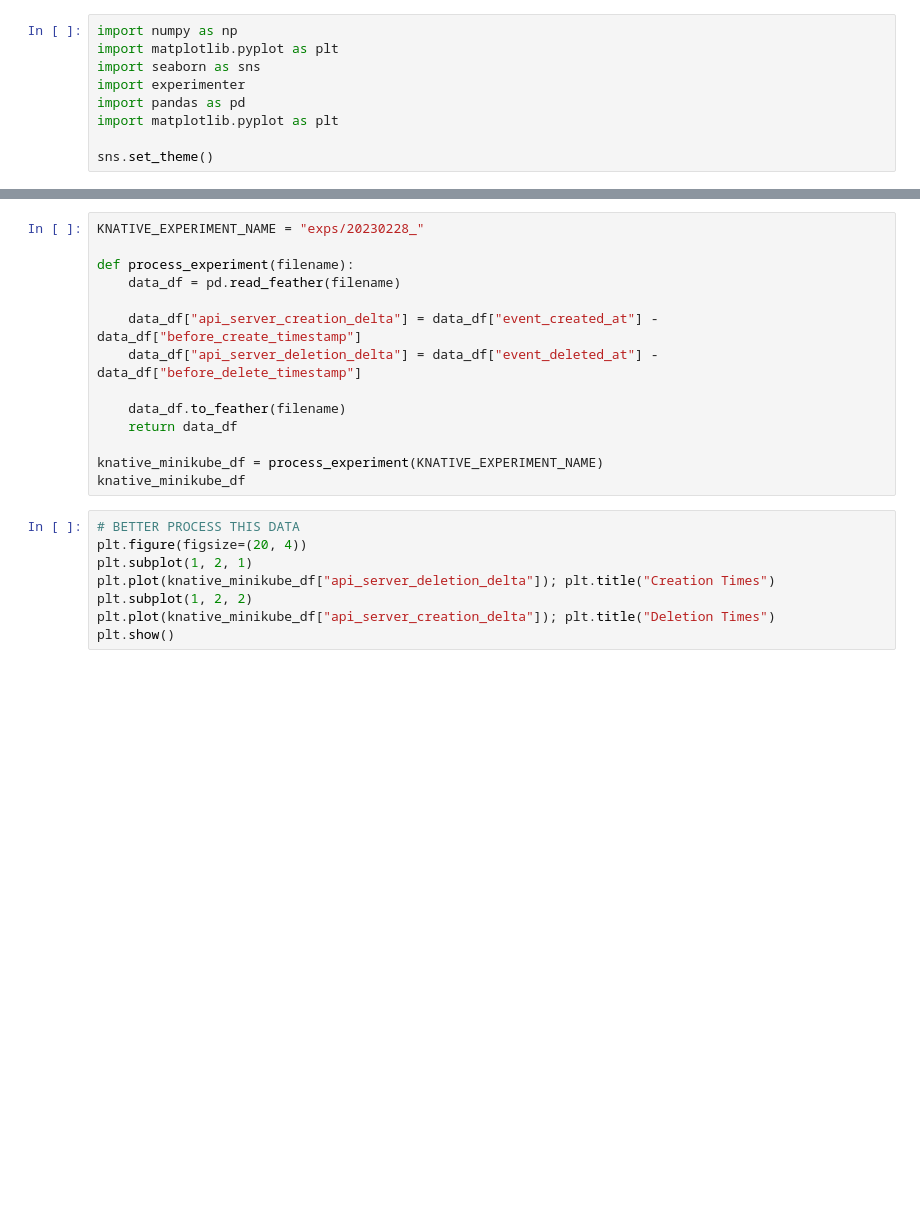
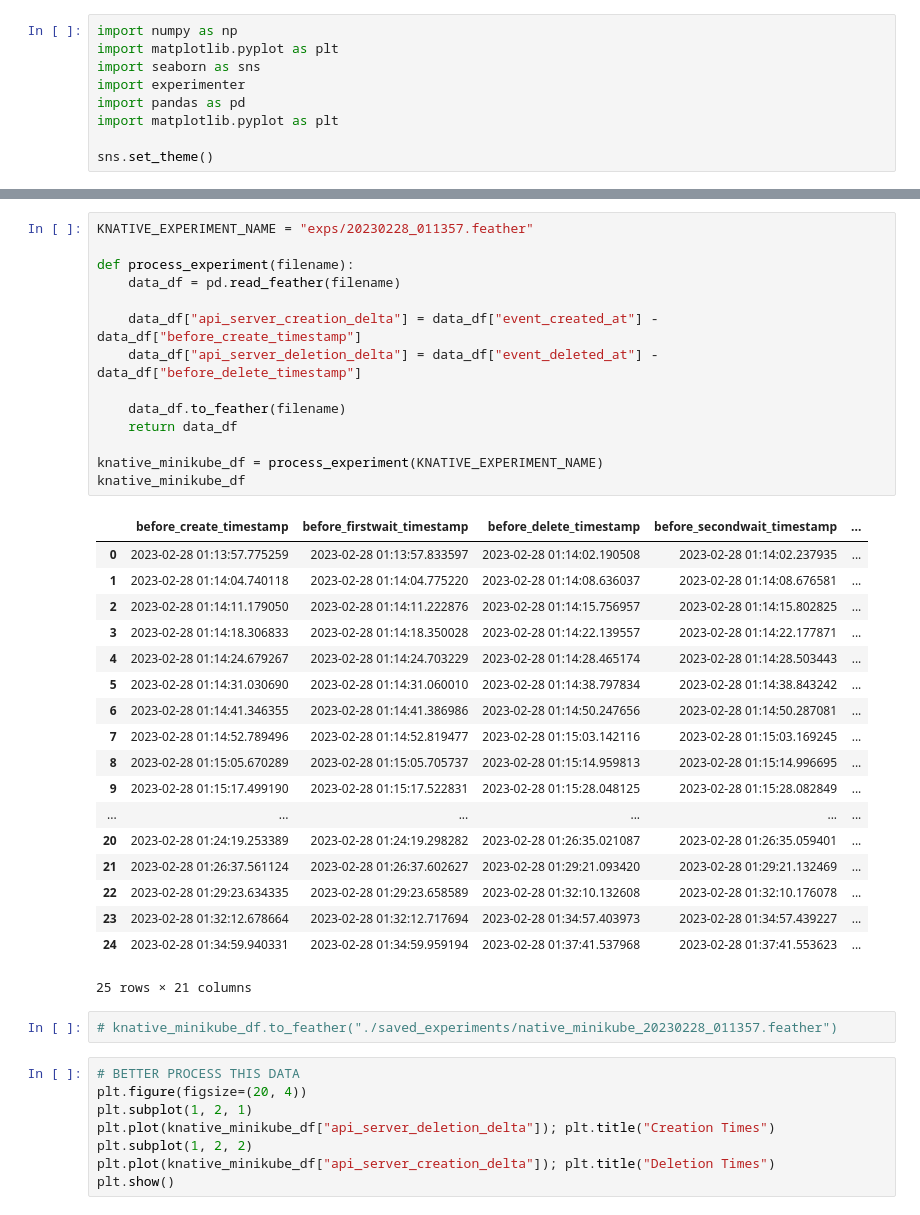
Before and after one commit to ubombar/kubernetes-federation-experiments, a Jupyter notebook: experiments.ipynb, the cells around one changed output, grey strips where cells are left out. Saved outputs shown, nothing was run; the diff lists cells and outputs as text; blank space fills up the shorter version.

Commit message:
Add first experiments

```diff
--- a/experiments.ipynb
+++ b/experiments.ipynb
@@ -50,17 +62,38 @@ experimenter.experiment_with(FRAMEWORK, DRIVER, EXPERIMENT_PROOF, REPLICAS.tolis
 # %%
-KNATIVE_EXPERIMENT_NAME = "exps/20230228_"
+KNATIVE_EXPERIMENT_NAME = "exps/20230228_011357.feather"
 
 def process_experiment(filename):
     data_df = pd.read_feather(filename)
 
     data_df["api_server_creation_delta"] = data_df["event_created_at"] - data_df["before_create_timestamp"]
     data_df["api_server_deletion_delta"] = data_df["event_deleted_at"] - data_df["before_delete_timestamp"]
 
     data_df.to_feather(filename)
     return data_df
 
 knative_minikube_df = process_experiment(KNATIVE_EXPERIMENT_NAME)
 knative_minikube_df
+# %% [output]
+|  | before_create_timestamp | before_firstwait_timestamp | before_delete_timestamp | before_secondwait_timestamp | ... |
+| 0 | 2023-02-28 01:13:57.775259 | 2023-02-28 01:13:57.833597 | 2023-02-28 01:14:02.190508 | 2023-02-28 01:14:02.237935 | ... |
+| 1 | 2023-02-28 01:14:04.740118 | 2023-02-28 01:14:04.775220 | 2023-02-28 01:14:08.636037 | 2023-02-28 01:14:08.676581 | ... |
+| 2 | 2023-02-28 01:14:11.179050 | 2023-02-28 01:14:11.222876 | 2023-02-28 01:14:15.756957 | 2023-02-28 01:14:15.802825 | ... |
+| 3 | 2023-02-28 01:14:18.306833 | 2023-02-28 01:14:18.350028 | 2023-02-28 01:14:22.139557 | 2023-02-28 01:14:22.177871 | ... |
+| 4 | 2023-02-28 01:14:24.679267 | 2023-02-28 01:14:24.703229 | 2023-02-28 01:14:28.465174 | 2023-02-28 01:14:28.503443 | ... |
+| 5 | 2023-02-28 01:14:31.030690 | 2023-02-28 01:14:31.060010 | 2023-02-28 01:14:38.797834 | 2023-02-28 01:14:38.843242 | ... |
+| 6 | 2023-02-28 01:14:41.346355 | 2023-02-28 01:14:41.386986 | 2023-02-28 01:14:50.247656 | 2023-02-28 01:14:50.287081 | ... |
+| 7 | 2023-02-28 01:14:52.789496 | 2023-02-28 01:14:52.819477 | 2023-02-28 01:15:03.142116 | 2023-02-28 01:15:03.169245 | ... |
+| 8 | 2023-02-28 01:15:05.670289 | 2023-02-28 01:15:05.705737 | 2023-02-28 01:15:14.959813 | 2023-02-28 01:15:14.996695 | ... |
+| 9 | 2023-02-28 01:15:17.499190 | 2023-02-28 01:15:17.522831 | 2023-02-28 01:15:28.048125 | 2023-02-28 01:15:28.082849 | ... |
+| ... | ... | ... | ... | ... | ... |
+| 20 | 2023-02-28 01:24:19.253389 | 2023-02-28 01:24:19.298282 | 2023-02-28 01:26:35.021087 | 2023-02-28 01:26:35.059401 | ... |
+| 21 | 2023-02-28 01:26:37.561124 | 2023-02-28 01:26:37.602627 | 2023-02-28 01:29:21.093420 | 2023-02-28 01:29:21.132469 | ... |
+| 22 | 2023-02-28 01:29:23.634335 | 2023-02-28 01:29:23.658589 | 2023-02-28 01:32:10.132608 | 2023-02-28 01:32:10.176078 | ... |
+| 23 | 2023-02-28 01:32:12.678664 | 2023-02-28 01:32:12.717694 | 2023-02-28 01:34:57.403973 | 2023-02-28 01:34:57.439227 | ... |
+| 24 | 2023-02-28 01:34:59.940331 | 2023-02-28 01:34:59.959194 | 2023-02-28 01:37:41.537968 | 2023-02-28 01:37:41.553623 | ... |
+25 rows × 21 columns
+# %%
+# knative_minikube_df.to_feather("./saved_experiments/native_minikube_20230228_011357.feather")
 # %%
 # BETTER PROCESS THIS DATA
 plt.figure(figsize=(20, 4))
```
Also changed, not shown: parts of 3 cells of this notebook.
